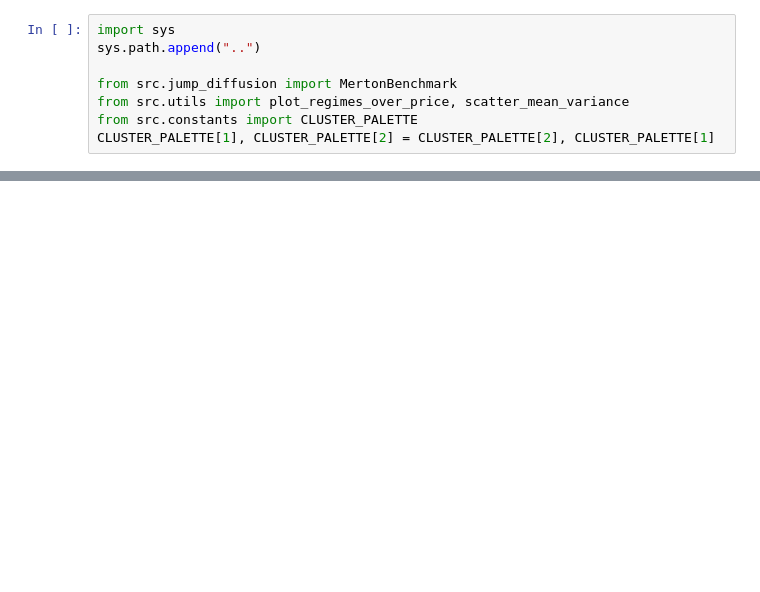
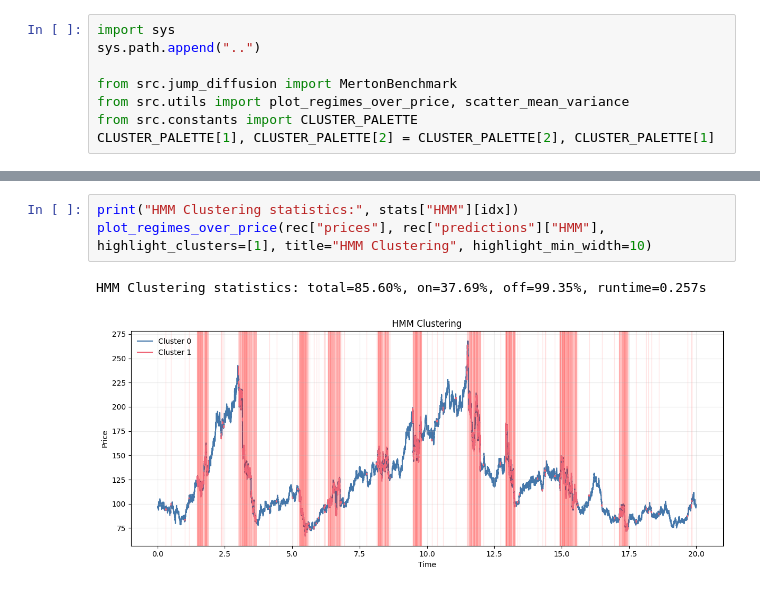
Before and after one commit to laurence1126/Wasserstein-Regime-Clustering, a Jupyter notebook: jupyter/jump_diffusion_compare.ipynb, the cells around one changed output, grey strips where cells are left out. Drawn from its saved outputs; the diff is of its cells as text; blank space fills up the shorter version.

```diff
--- a/jupyter/jump_diffusion_compare.ipynb
+++ b/jupyter/jump_diffusion_compare.ipynb
@@ -46,0 +47,6 @@ Moment K-Means statistics: total=75.57%, on=8.11%, off=99.99%, runtime=0.069s
+# %%
+print("HMM Clustering statistics:", stats["HMM"][idx])
+plot_regimes_over_price(rec["prices"], rec["predictions"]["HMM"], highlight_clusters=[1], title="HMM Clustering", highlight_min_width=10)
+# %% [output]
+HMM Clustering statistics: total=85.60%, on=37.69%, off=99.35%, runtime=0.257s
+[figure, added]
```
Also changed, not shown: parts of 4 cells of this notebook, 5 other files.
